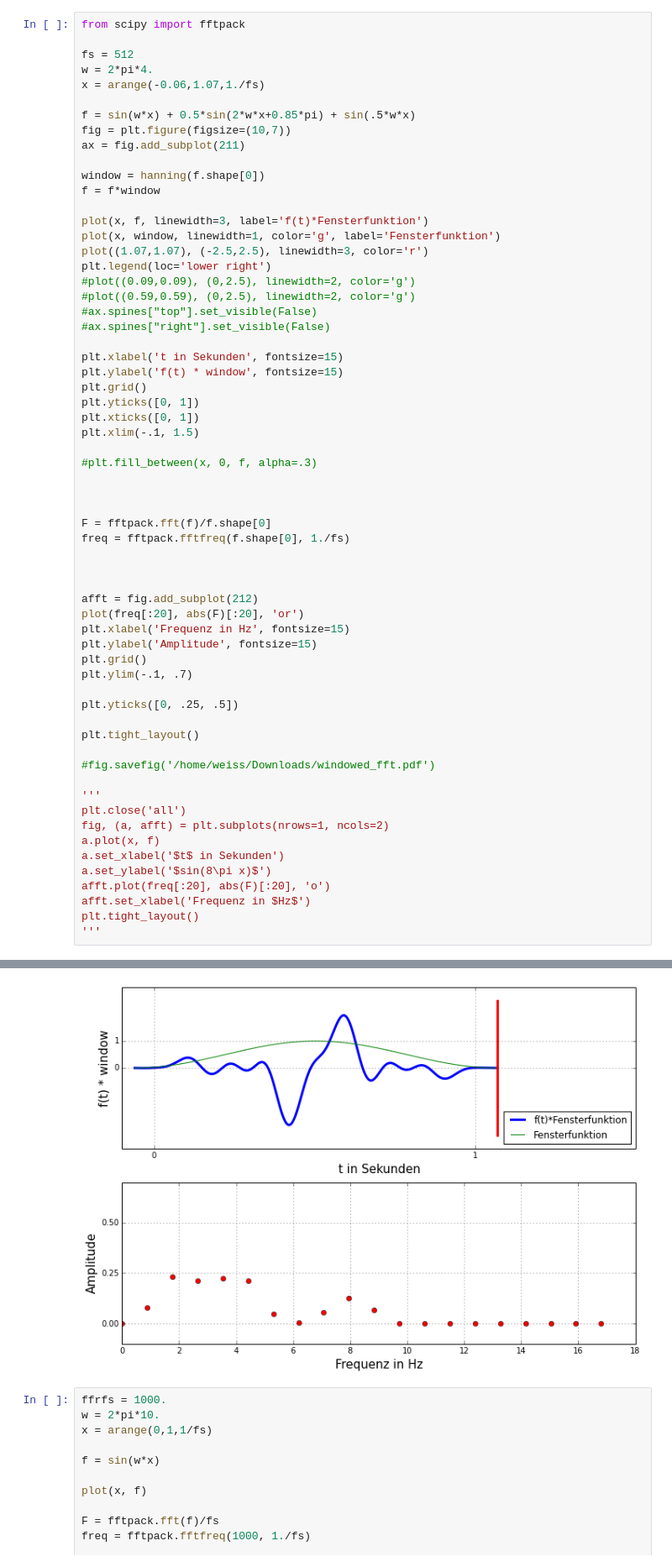
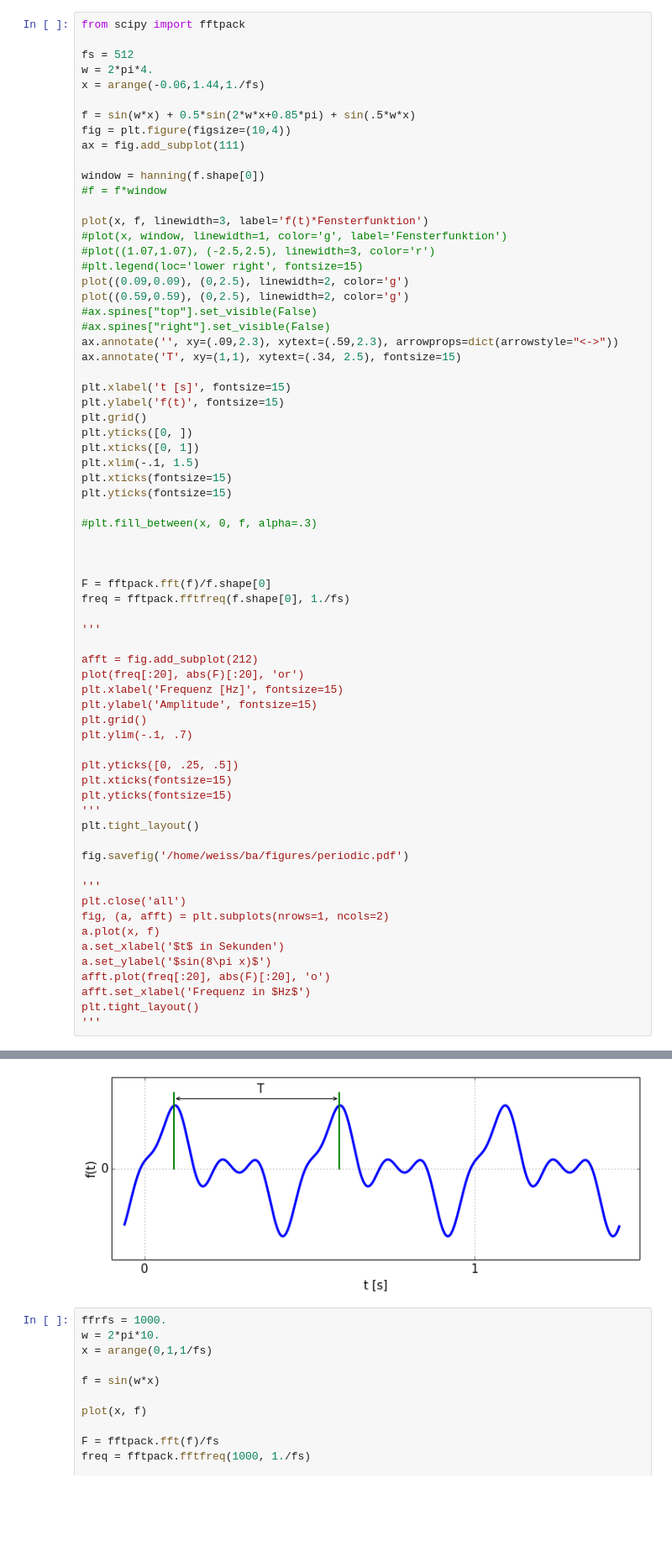
Before and after one commit to wachtlerlab/RWeiss, a Jupyter notebook: perfect fft example.ipynb, the cells around one changed output, grey strips where cells are left out. Shown: that part at 84% size. Cells and saved outputs as stored; diff of their text form; blank space fills up the shorter version.

```diff
--- a/perfect fft example.ipynb
+++ b/perfect fft example.ipynb
@@ -3,66 +3,72 @@ from scipy import fftpack
 
 fs = 512
 w = 2*pi*4.
-x = arange(-0.06,1.07,1./fs)
+x = arange(-0.06,1.44,1./fs)
 
 f = sin(w*x) + 0.5*sin(2*w*x+0.85*pi) + sin(.5*w*x)
-fig = plt.figure(figsize=(10,7))
-ax = fig.add_subplot(211)
+fig = plt.figure(figsize=(10,4))
+ax = fig.add_subplot(111)
 
 window = hanning(f.shape[0])
-f = f*window
+#f = f*window
 
 plot(x, f, linewidth=3, label='f(t)*Fensterfunktion')
-plot(x, window, linewidth=1, color='g', label='Fensterfunktion')
-plot((1.07,1.07), (-2.5,2.5), linewidth=3, color='r')
-plt.legend(loc='lower right')
-#plot((0.09,0.09), (0,2.5), linewidth=2, color='g')
-#plot((0.59,0.59), (0,2.5), linewidth=2, color='g')
+#plot(x, window, linewidth=1, color='g', label='Fensterfunktion')
+#plot((1.07,1.07), (-2.5,2.5), linewidth=3, color='r')
+#plt.legend(loc='lower right', fontsize=15)
+plot((0.09,0.09), (0,2.5), linewidth=2, color='g')
+plot((0.59,0.59), (0,2.5), linewidth=2, color='g')
 #ax.spines["top"].set_visible(False)
 #ax.spines["right"].set_visible(False)
+ax.annotate('', xy=(.09,2.3), xytext=(.59,2.3), arrowprops=dict(arrowstyle="<->"))
+ax.annotate('T', xy=(1,1), xytext=(.34, 2.5), fontsize=15)
 
-plt.xlabel('t in Sekunden', fontsize=15)
-plt.ylabel('f(t) * window', fontsize=15)
+plt.xlabel('t [s]', fontsize=15)
+plt.ylabel('f(t)', fontsize=15)
 plt.grid()
-plt.yticks([0, 1])
+plt.yticks([0, ])
 plt.xticks([0, 1])
 plt.xlim(-.1, 1.5)
+plt.xticks(fontsize=15)
+plt.yticks(fontsize=15)
 
 #plt.fill_between(x, 0, f, alpha=.3)
 
 
 
 F = fftpack.fft(f)/f.shape[0]
 freq = fftpack.fftfreq(f.shape[0], 1./fs)
 
-
+'''
 
 afft = fig.add_subplot(212)
 plot(freq[:20], abs(F)[:20], 'or')
-plt.xlabel('Frequenz in Hz', fontsize=15)
+plt.xlabel('Frequenz [Hz]', fontsize=15)
 plt.ylabel('Amplitude', fontsize=15)
 plt.grid()
 plt.ylim(-.1, .7)
 
 plt.yticks([0, .25, .5])
-
+plt.xticks(fontsize=15)
+plt.yticks(fontsize=15)
+'''
 plt.tight_layout()
 
-#fig.savefig('/home/weiss/Downloads/windowed_fft.pdf')
+fig.savefig('/home/weiss/ba/figures/periodic.pdf')
 
 '''
 plt.close('all')
 fig, (a, afft) = plt.subplots(nrows=1, ncols=2)
 a.plot(x, f)
 a.set_xlabel('$t$ in Sekunden')
 a.set_ylabel('$sin(8\pi x)$')
 afft.plot(freq[:20], abs(F)[:20], 'o')
 afft.set_xlabel('Frequenz in $Hz$')
 plt.tight_layout()
 '''
 # %% [output]
 "\nplt.close('all')\nfig, (a, afft) = plt.subplots(nrows=1, ncols=2)\na.plot(x, f)\na.set_xlabel('$t$ in Sekunden')\na.set_ylabel('$sin(8\\pi x)$')\nafft.plot(freq[:20], abs(F)[:20], 'o')\nafft.set_xl ...
-[figure, old version]
+[figure, new version]
 # %%
 ffrfs = 1000.
 w = 2*pi*10.
```
Also changed, not shown: 21 other files.
